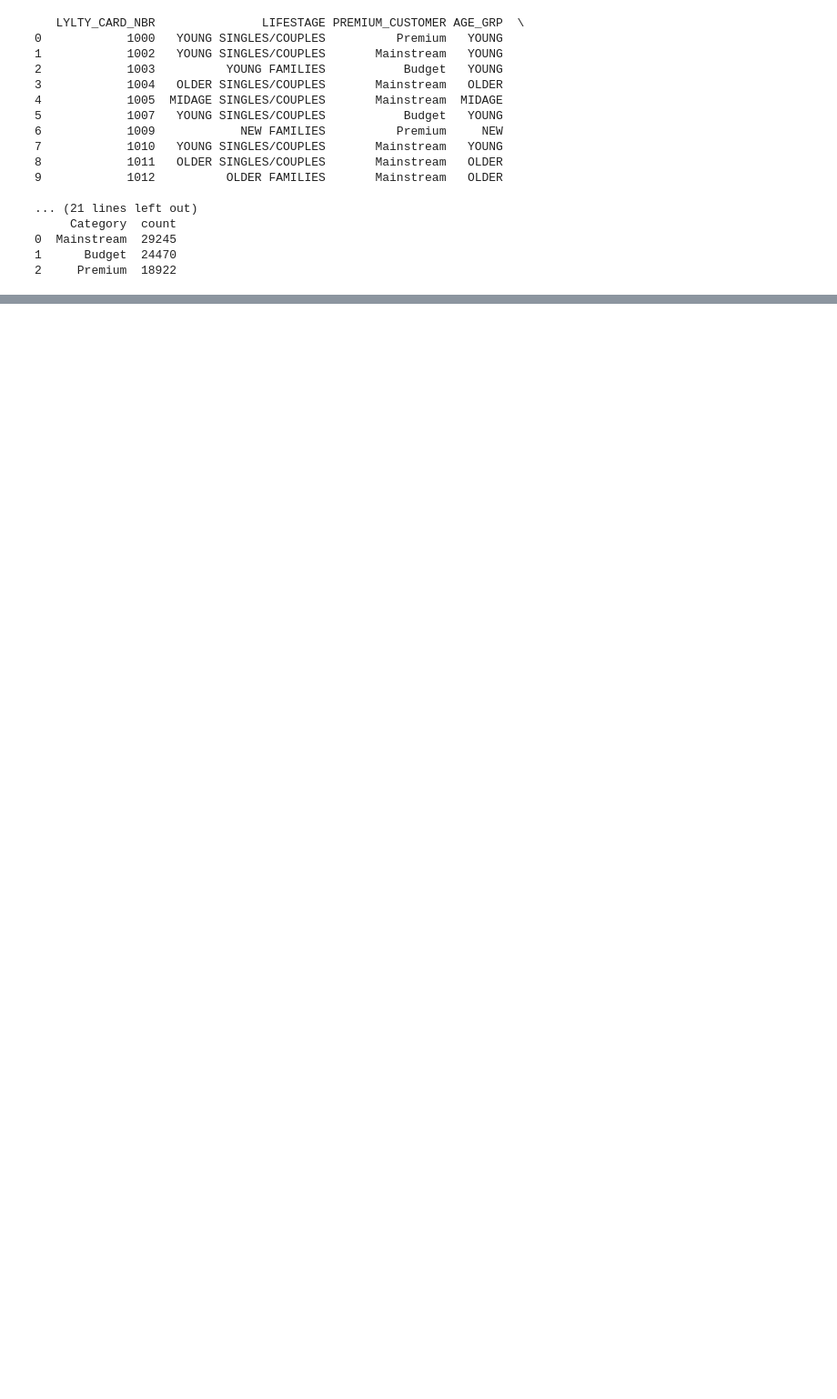
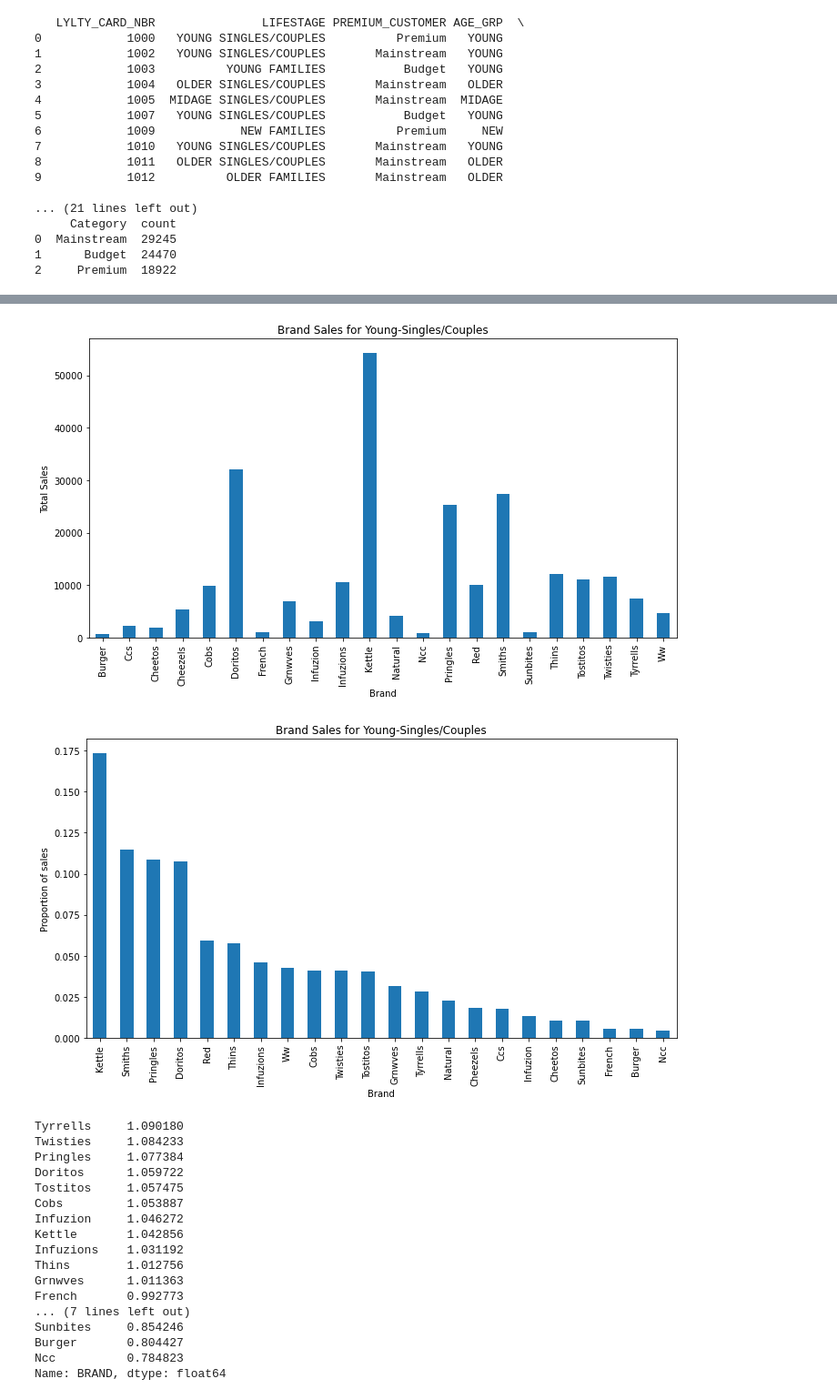
Before and after one commit to camilopalaciosb/quantinium_forage, a Jupyter notebook: quantinium_tasks.ipynb, the cells around one changed output, grey strips where cells are left out. Shown at 91% size. Saved outputs shown, nothing was run; the diff lists cells and outputs as text; code cells hidden in the pictures; blank space fills up the shorter version.

```diff
--- a/quantinium_tasks.ipynb
+++ b/quantinium_tasks.ipynb
@@ -206,0 +391,47 @@ print(category)
+# %%
+#Plot brand sales for young singles/couples
+groupby_brand=subset.groupby(['BRAND'])['TOT_SALES'].sum().reset_index()
+groupby_brand.set_index('BRAND', inplace=True)
+
+groupby_brand.plot(kind='bar', figsize=(10,6), legend=False)
+plt.title('Brand Sales for Young-Singles/Couples')
+plt.xlabel('Brand')
+plt.ylabel('Total Sales')
+plt.tight_layout()
+plt.show()
+
+groupby_brand=subset['BRAND'].value_counts(normalize=True)
+
+
+groupby_brand.plot(kind='bar', figsize=(10,6), legend=False)
+plt.title('Brand Sales for Young-Singles/Couples')
+plt.xlabel('Brand')
+plt.ylabel('Proportion of sales')
+plt.tight_layout()
+plt.show()
+
+# Compare proportion of sales to other groups
+other_subset = df_chips[~((df_chips['AGE_GRP']=='YOUNG')&(df_chips['CUST_TYP']=='SINGLES/COUPLES'))]
+groupby_brand_others=other_subset['BRAND'].value_counts(normalize=True)
+affinity =(groupby_brand/groupby_brand_others).dropna().sort_values(ascending=False)
+print(affinity)
+# %% [output]
+[figure, added]
+[figure, added]
+Tyrrells     1.090180
+Twisties     1.084233
+Pringles     1.077384
+Doritos      1.059722
+Tostitos     1.057475
+Cobs         1.053887
+Infuzion     1.046272
+Kettle       1.042856
+Infuzions    1.031192
+Thins        1.012756
+Grnwves      1.011363
+French       0.992773
+... (7 lines left out)
+Sunbites     0.854246
+Burger       0.804427
+Ncc          0.784823
+Name: BRAND, dtype: float64
```
Also changed, not shown: parts of 7 cells of this notebook.
